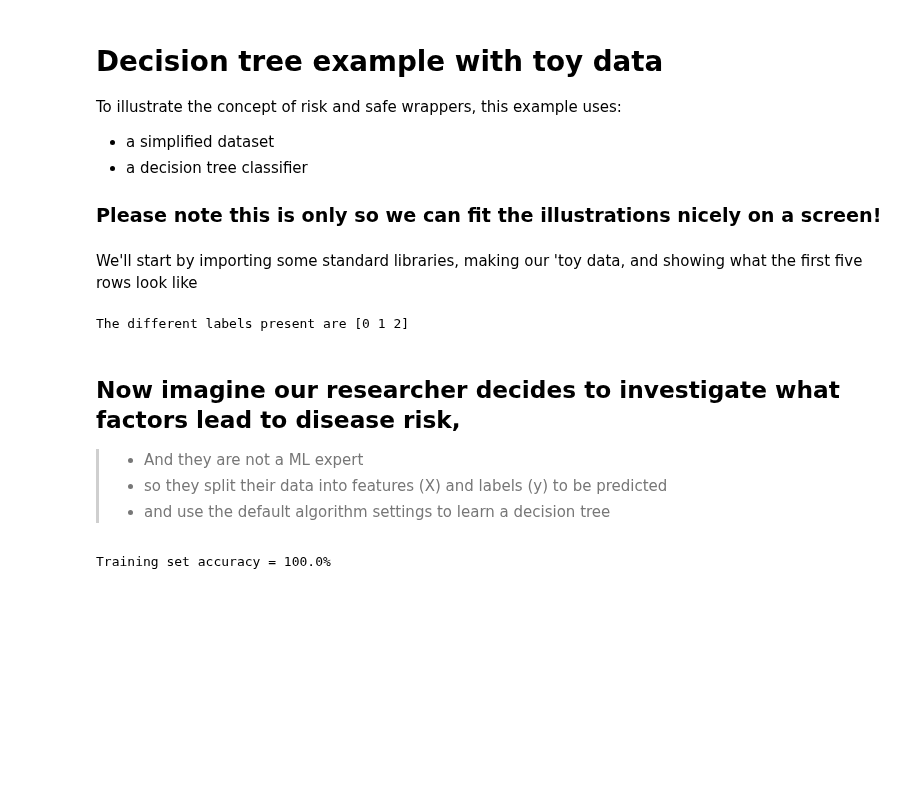
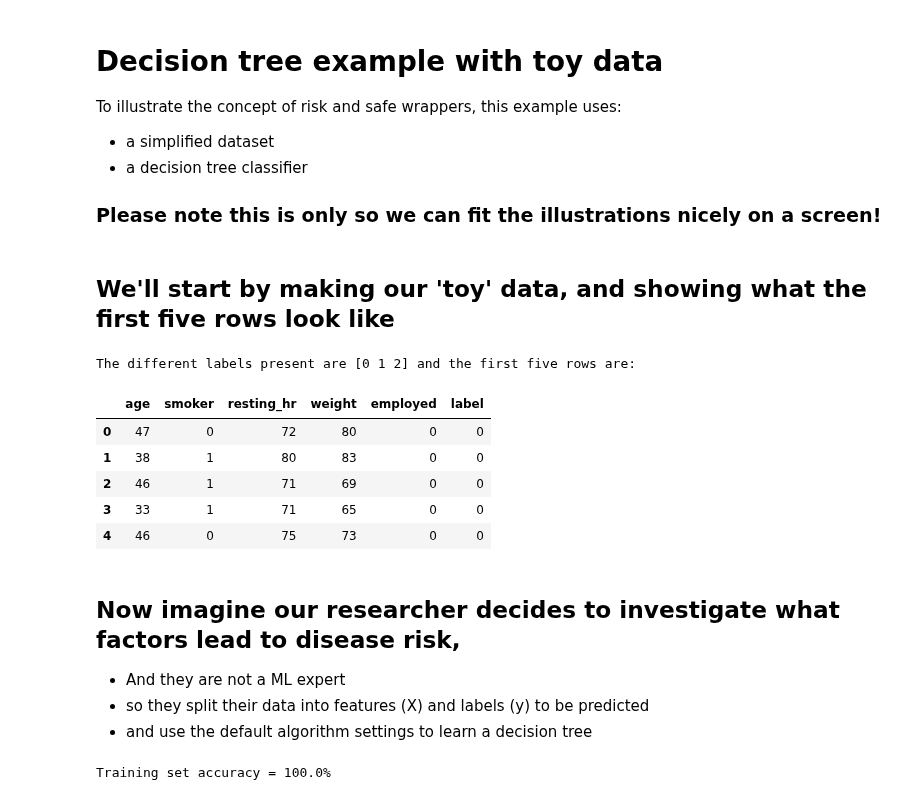
Before and after one commit to UWE-AI-GROUP/GRAIMATTER-TEST, a Jupyter notebook: workshop_example/example-v2.ipynb, the cells around one changed output. Saved outputs shown, nothing was run; the diff lists cells and outputs as text; code cells hidden in the pictures; blank space fills up the shorter version.

```diff
--- a/workshop_example/example-v2.ipynb
+++ b/workshop_example/example-v2.ipynb
@@ -6,4 +15,4 @@ To illustrate the concept of risk and safe wrappers, this example uses:
 
 ### Please note this is only so we can fit the illustrations nicely on a screen!
 # %% [markdown]
-We'll start by importing some standard libraries, making our 'toy data, and showing what the first five rows look like
+## We'll start by  making our 'toy' data, and showing what the first five rows look like
@@ -14,14 +19,21 @@ from generate_data import make_toy_data
 # %%
 toy_df = make_toy_data([5, 50, 1],seed = 4009)
 toy_df.head()
 feature_names = ('age','smoker','resting_hr','weight','employed','label')
 labels_present = toy_df['label'].unique()
-print(f'The different labels present are {labels_present}')
+print(f'The different labels present are {labels_present} and the first five rows are:')
+toy_df.head()
 # %% [output]
-The different labels present are [0 1 2]
+The different labels present are [0 1 2] and the first five rows are:
+|  | age | smoker | resting_hr | weight | employed | label |
+| 0 | 47 | 0 | 72 | 80 | 0 | 0 |
+| 1 | 38 | 1 | 80 | 83 | 0 | 0 |
+| 2 | 46 | 1 | 71 | 69 | 0 | 0 |
+| 3 | 33 | 1 | 71 | 65 | 0 | 0 |
+| 4 | 46 | 0 | 75 | 73 | 0 | 0 |
 # %% [markdown]
 ## Now imagine our researcher decides to investigate what factors lead to disease risk,
->- And they are not a ML expert
->- so they split their data into features (X) and labels (y) to be predicted
->- and use the default algorithm settings to learn a decision tree
+- And they are not a ML expert
+- so they split their data into features (X) and labels (y) to be predicted
+- and use the default algorithm settings to learn a decision tree
 # %%
```
Also changed, not shown: parts of 11 cells of this notebook, 1 other file.
